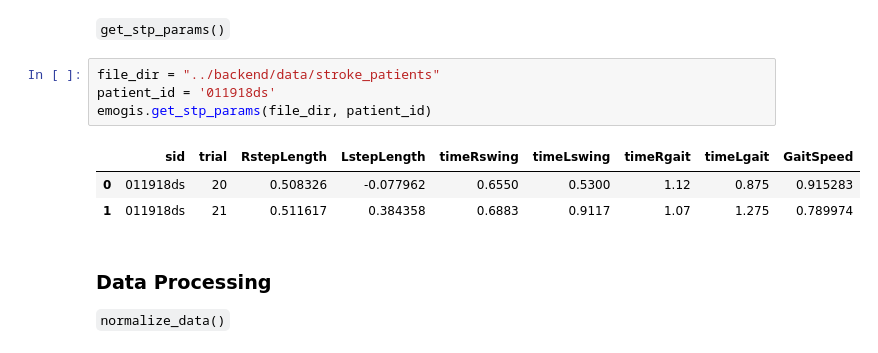
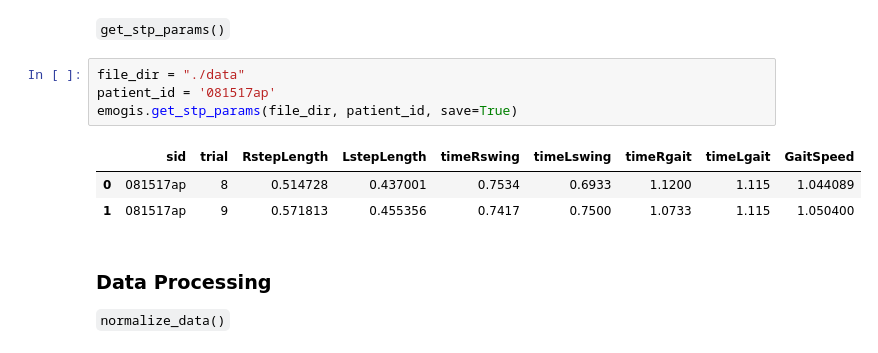
Before and after one commit to komar41/vigma, a Jupyter notebook: notebooks/_tutorial.ipynb, the cells around one changed output. Drawn from its saved outputs; the diff is of its cells as text.

```diff
--- a/notebooks/_tutorial.ipynb
+++ b/notebooks/_tutorial.ipynb
@@ -128,13 +128,13 @@ RstepLength: 0.626347, LstepLength: 0.693900, timeRswing: 0.675000, timeLswing:
 # %% [markdown]
 `get_stp_params()`
 # %%
-file_dir = "../backend/data/stroke_patients"
-patient_id = '011918ds'
-emogis.get_stp_params(file_dir, patient_id)
+file_dir = "./data"
+patient_id = '081517ap'
+emogis.get_stp_params(file_dir, patient_id, save=True)
 # %% [output]
 |  | sid | trial | RstepLength | LstepLength | timeRswing | timeLswing | timeRgait | timeLgait | GaitSpeed |
-| 0 | 011918ds | 20 | 0.508326 | -0.077962 | 0.6550 | 0.5300 | 1.12 | 0.875 | 0.915283 |
-| 1 | 011918ds | 21 | 0.511617 | 0.384358 | 0.6883 | 0.9117 | 1.07 | 1.275 | 0.789974 |
+| 0 | 081517ap | 8 | 0.514728 | 0.437001 | 0.7534 | 0.6933 | 1.1200 | 1.115 | 1.044089 |
+| 1 | 081517ap | 9 | 0.571813 | 0.455356 | 0.7417 | 0.7500 | 1.0733 | 1.115 | 1.050400 |
 # %% [markdown]
 ### Data Processing
 
```
Also changed, not shown: 3 other files.
